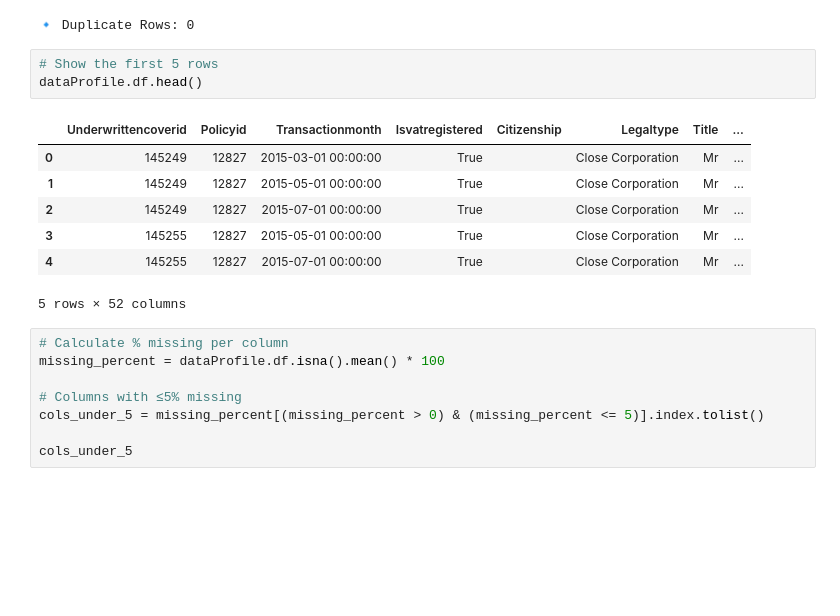
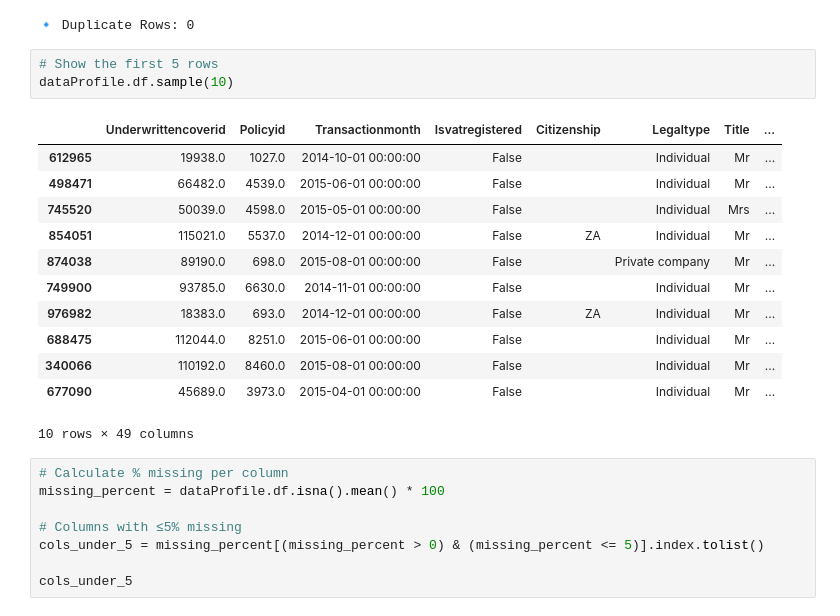
Before and after one commit to birhanu-ma/Insurance-Risk-Analysis, a Jupyter notebook: notebook/Insurance_data_anlysis.ipynb, the cells around one changed output. Drawn from its saved outputs; the diff is of its cells as text; blank space fills up the shorter version.

```diff
--- a/notebook/Insurance_data_anlysis.ipynb
+++ b/notebook/Insurance_data_anlysis.ipynb
@@ -69,15 +69,20 @@ dataProfile.check_duplicates()
 🔹 Duplicate Rows: 0
 # %%
 # Show the first 5 rows
-dataProfile.df.head()
+dataProfile.df.sample(10)
 # %% [output]
 |  | Underwrittencoverid | Policyid | Transactionmonth | Isvatregistered | Citizenship | Legaltype | Title | ... |
-| 0 | 145249 | 12827 | 2015-03-01 00:00:00 | True |  | Close Corporation | Mr | ... |
-| 1 | 145249 | 12827 | 2015-05-01 00:00:00 | True |  | Close Corporation | Mr | ... |
-| 2 | 145249 | 12827 | 2015-07-01 00:00:00 | True |  | Close Corporation | Mr | ... |
-| 3 | 145255 | 12827 | 2015-05-01 00:00:00 | True |  | Close Corporation | Mr | ... |
-| 4 | 145255 | 12827 | 2015-07-01 00:00:00 | True |  | Close Corporation | Mr | ... |
+| 612965 | 19938.0 | 1027.0 | 2014-10-01 00:00:00 | False |  | Individual | Mr | ... |
+| 498471 | 66482.0 | 4539.0 | 2015-06-01 00:00:00 | False |  | Individual | Mr | ... |
+| 745520 | 50039.0 | 4598.0 | 2015-05-01 00:00:00 | False |  | Individual | Mrs | ... |
+| 854051 | 115021.0 | 5537.0 | 2014-12-01 00:00:00 | False | ZA | Individual | Mr | ... |
+| 874038 | 89190.0 | 698.0 | 2015-08-01 00:00:00 | False |  | Private company | Mr | ... |
+| 749900 | 93785.0 | 6630.0 | 2014-11-01 00:00:00 | False |  | Individual | Mr | ... |
+| 976982 | 18383.0 | 693.0 | 2014-12-01 00:00:00 | False | ZA | Individual | Mr | ... |
+| 688475 | 112044.0 | 8251.0 | 2015-06-01 00:00:00 | False |  | Individual | Mr | ... |
+| 340066 | 110192.0 | 8460.0 | 2015-08-01 00:00:00 | False |  | Individual | Mr | ... |
+| 677090 | 45689.0 | 3973.0 | 2015-04-01 00:00:00 | False |  | Individual | Mr | ... |
-5 rows × 52 columns
+10 rows × 49 columns
 # %%
 # Calculate % missing per column
 missing_percent = dataProfile.df.isna().mean() * 100
```
Also changed, not shown: parts of 25 cells of this notebook.
